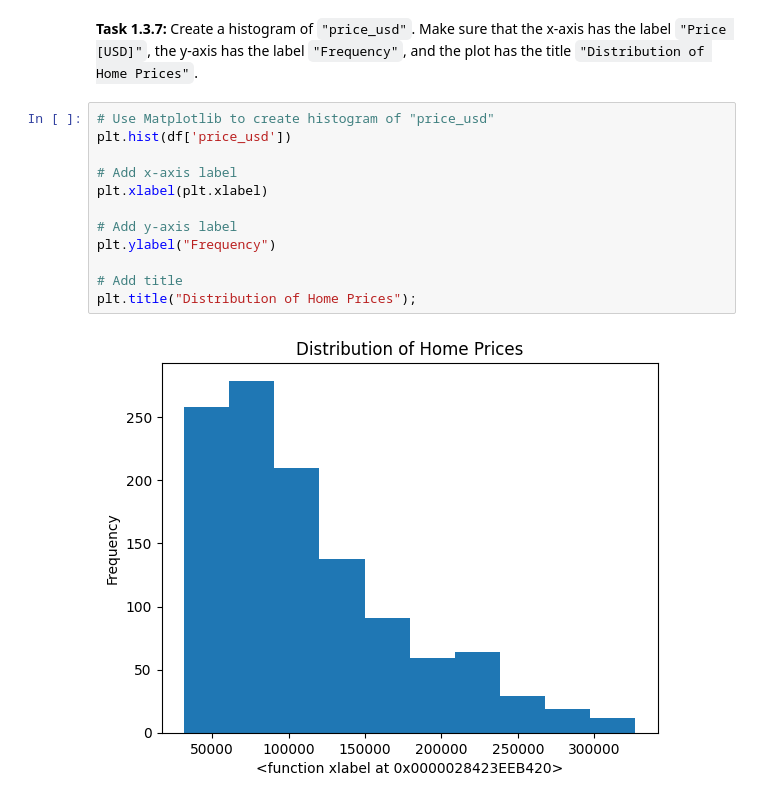
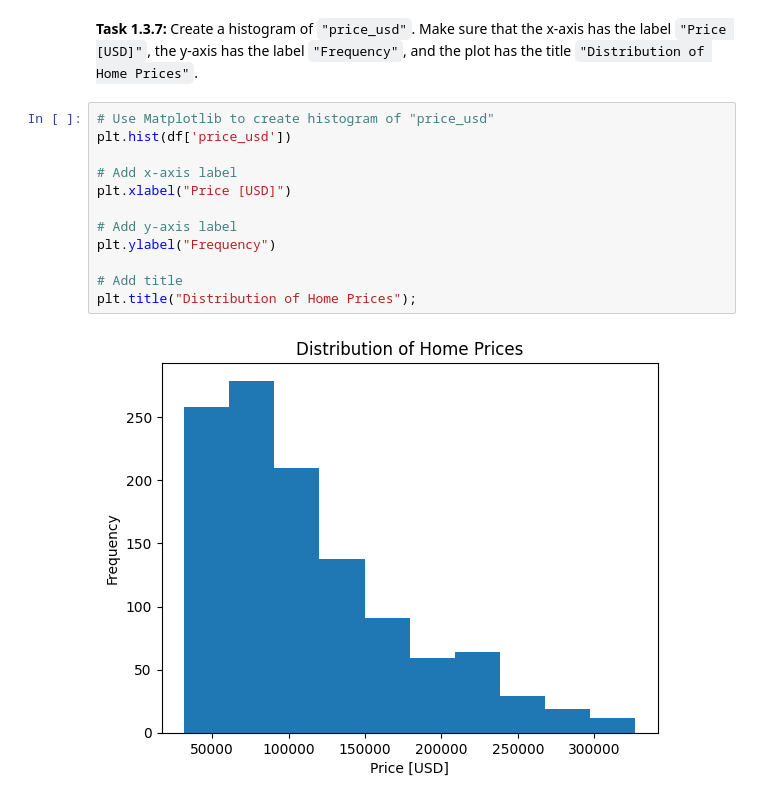
Before and after one commit to Ofgeha-Gelana/Housing-in-Mexico, a Jupyter notebook: notebooks/013-exploratory-data-analysis.ipynb, the cells around one changed output. Cells and saved outputs as stored; diff of their text form.

```diff
--- a/notebooks/013-exploratory-data-analysis.ipynb
+++ b/notebooks/013-exploratory-data-analysis.ipynb
@@ -97,14 +97,14 @@ plt.title('Distribution of Home Sizes');
 # %%
 # Use Matplotlib to create histogram of "price_usd"
 plt.hist(df['price_usd'])
 
 # Add x-axis label
-plt.xlabel(plt.xlabel)
+plt.xlabel("Price [USD]")
 
 # Add y-axis label
 plt.ylabel("Frequency")
 
 # Add title
 plt.title("Distribution of Home Prices");
 # %% [output]
-[figure, old version]
+[figure, new version]
```
Also changed, not shown: parts of 2 cells of this notebook.
